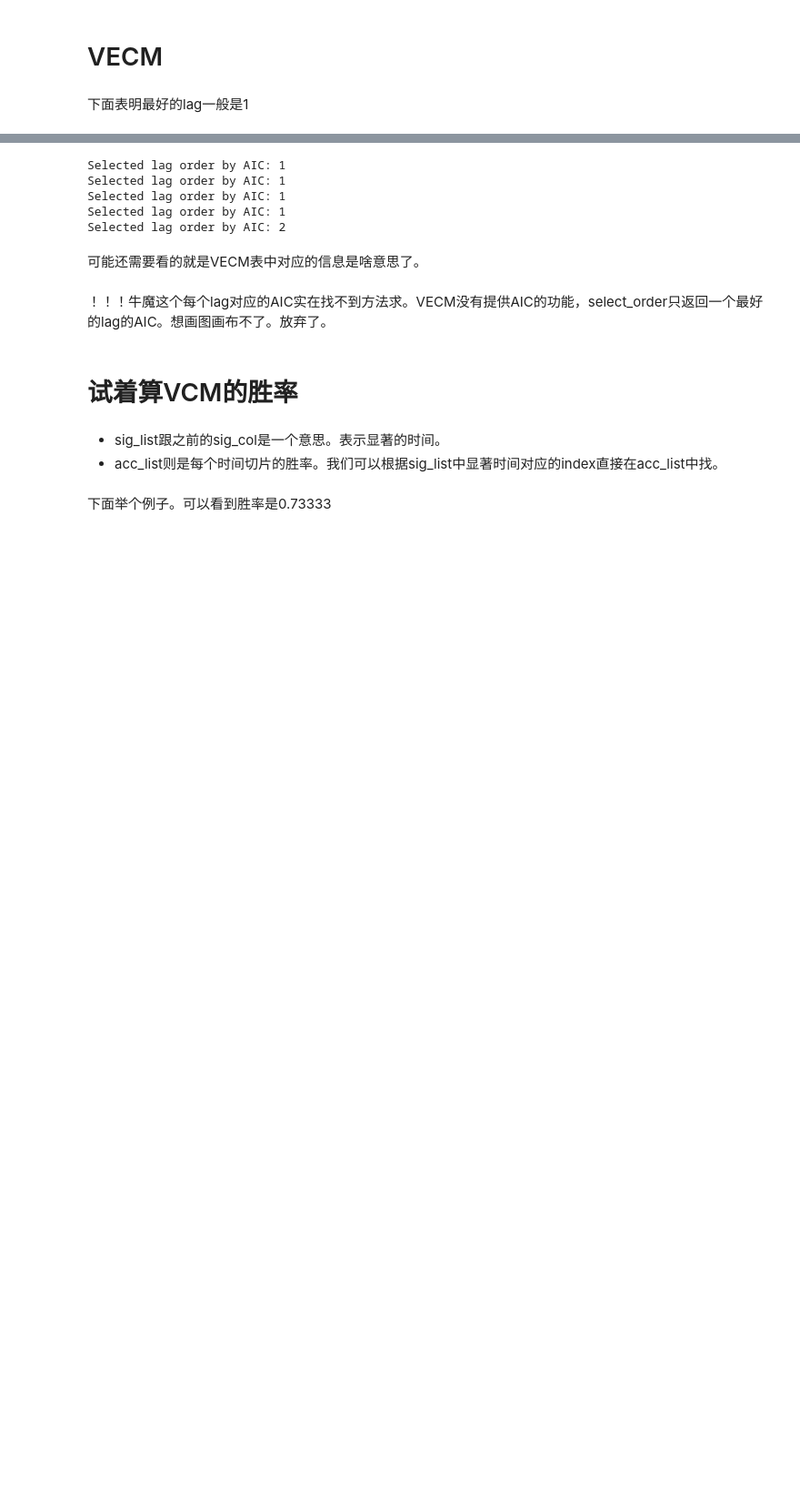
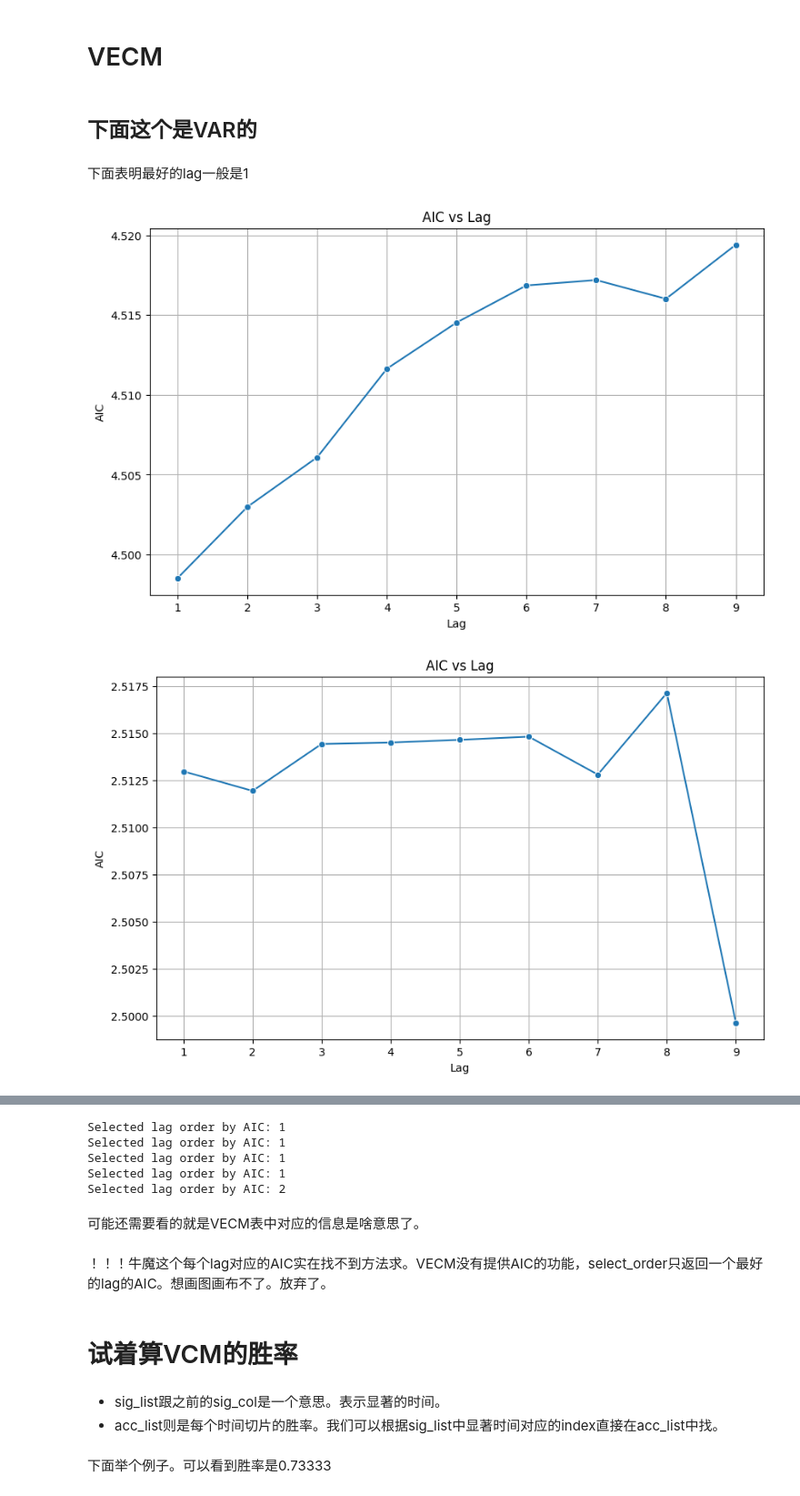
Before and after one commit to hjzlitter/futures-stocks, a Jupyter notebook: new.ipynb, the cells around one changed output, grey strips where cells are left out. Shown at 91% size. Saved outputs shown, nothing was run; the diff lists cells and outputs as text; code cells hidden in the pictures; blank space fills up the shorter version.

```diff
--- a/new.ipynb
+++ b/new.ipynb
@@ -208,0 +229,23 @@ result_df
+# %%
+import pandas as pd
+
+import pandas as pd
+
+test_results_list = [
+    (-4.821090, 0.000050, 7, 1186, -3.435876, -2.863980, -2.568069),
+    (-2.386188, 0.145673, 18, 1175, -3.435928, -2.864003, -2.568081),
+    (-4.494933, 0.000201, 3, 1189, -3.435862, -2.863974, -2.568066),
+    (-3.461973, 0.009019, 2, 1169, -3.435956, -2.864016, -2.568088),
+    (-4.102246, 0.000960, 1, 1192, -3.435848, -2.863968, -2.568063)
+]
+
+# 定义列名
+columns = ['Test Statistic', 'p-value', '#Lags Used', 'Number of Observations Used',
+           'Critical Value (1%)', 'Critical Value (5%)', 'Critical Value (10%)']
+
+# 创建 DataFrame
+df = pd.DataFrame(test_results_list, columns=columns)
+
+
+# 打印 DataFrame
+df.T
@@ -209,4 +261,31 @@ result_df
 # %% [markdown]
 # VECM
+# %% [markdown]
+## 下面这个是VAR的
 # %% [markdown]
 下面表明最好的lag一般是1
+# %%
+
+for df in stock_df:
+    aic_values = []
+    data, label = data_generator(fut_df, df, feature)
+
+    for lag in range(1, 10):
+        model = VAR(data)
+        results = model.fit(lag)
+        aic = results.aic
+        aic_values.append(aic)
+    df = pd.DataFrame({'Lag': np.linspace(1,9,9), 'AIC': aic_values})
+
+    import seaborn as sns
+    # 使用 Seaborn 绘制折线图
+    plt.figure(figsize=(10, 6))
+    sns.lineplot(data=df, x='Lag', y='AIC', marker='o')
+    plt.title('AIC vs Lag')
+    plt.xlabel('Lag')
+    plt.ylabel('AIC')
+    plt.grid(True)
+    plt.show()
+# %% [output]
+[figure, added]
+[figure, added]
```
Also changed, not shown: parts of 10 cells of this notebook, 2 other files.
